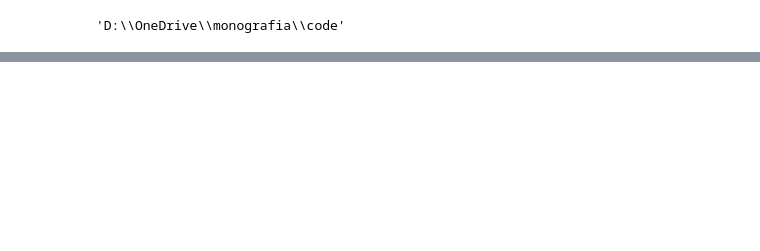
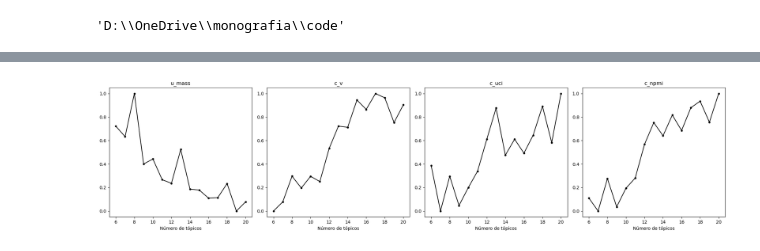
Before and after one commit to ghurone/monografia, a Jupyter notebook: teste_code/analise_dataset.ipynb, the cells around one changed output, grey strips where cells are left out. Drawn from its saved outputs; the diff is of its cells as text; code cells hidden in the pictures; blank space fills up the shorter version.

```diff
--- a/teste_code/analise_dataset.ipynb
+++ b/teste_code/analise_dataset.ipynb
@@ -175,0 +93,9 @@ Tópico 1 (-0.5190):
+# %%
+norm_coerencias = {}
+for k, v in coerencias.items():
+    x = np.array(v)
+    norm_coerencias[k] = (x - min(x)) / (max(x) - min(x))
+# %%
+plot_coerencias(norm_coerencias)
+# %% [output]
+[figure, added]
```
Also changed, not shown: parts of 41 cells of this notebook, 2 other files.
